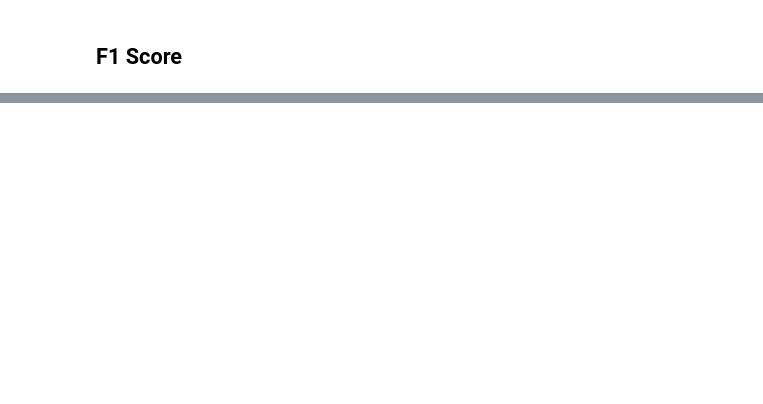
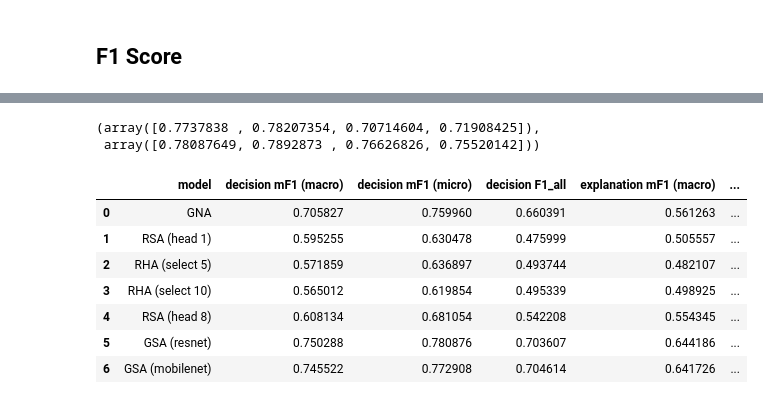
Before and after one commit to JiqianDong/BDD-100-CV, a Jupyter notebook: results/transformer_results.ipynb, the cells around one changed output, grey strips where cells are left out. Cells and saved outputs as stored; diff of their text form; code cells hidden in the pictures; blank space fills up the shorter version.

```diff
--- a/results/transformer_results.ipynb
+++ b/results/transformer_results.ipynb
@@ -79,2 +87,5 @@ def plot_training(data_files,names,smooth_weight=0.85,ylim=None):
 # %% [markdown]
 ## F1 Score
+# %%
+prediction_dir = '../saved_predictions/'
+files = glob.glob()
@@ -80,0 +113,5 @@ def plot_training(data_files,names,smooth_weight=0.85,ylim=None):
+# %%
+ComputeClsAcc(action_predictions[-1],action_targets[-1])
+# %% [output]
+(array([0.7737838 , 0.78207354, 0.70714604, 0.71908425]),
+ array([0.78087649, 0.7892873 , 0.76626826, 0.75520142]))
@@ -95,3 +137,32 @@ def ComputeClsAcc(target, pred):
     f1_micro = np.array(f1_micro)
 
     return f1_macro, f1_micro
+
+f1_all_fn = lambda x,y: f1_score(x,y,average='samples')
+# %%
+action_f1_macro_means = []
+action_f1_micro_means = []
+action_f1_alls = []
+
+reason_f1_macro_means = []
+reason_f1_micro_means = []
+reason_f1_alls = []
+
+for (i,name) in enumerate(names):
+
+    action_pred = np.load(prediction_dir + 'pred_action_' + l[i] + '.npy')
+    action_trgt = np.load(prediction_dir + 'trgt_action_' + l[i] + '.npy')
+
+    reason_pred = np.load(prediction_dir + 'pred_reason_' + l[i] + '.npy')
+    reason_trgt = np.load(prediction_dir + 'trgt_reason_' + l[i] + '.npy')
+
+    action_f1_macro, action_f1_micro = ComputeClsAcc(action_pred, action_trgt)
+    action_f1_macro_means.append(action_f1_macro.mean())
+    action_f1_micro_means.append(action_f1_micro.mean())
+    action_f1_alls.append(f1_all_fn(action_pred, action_trgt))
+
+
+    reason_f1_macro, reason_f1_micro = ComputeClsAcc(reason_pred, reason_trgt)
+    reason_f1_macro_means.append(reason_f1_macro.mean())
+    reason_f1_micro_means.append(reason_f1_micro.mean())
+    reason_f1_alls.append(f1_all_fn(reason_pred, reason_trgt))
@@ -97,0 +171,21 @@ def ComputeClsAcc(target, pred):
+# %%
+stats = {
+        "model":names,
+        "decision mF1 (macro)":action_f1_macro_means,
+        "decision mF1 (micro)":action_f1_micro_means,
+        "decision F1_all":action_f1_alls,
+        "explanation mF1 (macro)":reason_f1_macro_means,
+        "explanation mF1 (micro)":reason_f1_micro_means,
+        "explanation F1_all":reason_f1_alls
+        }
+stat_df = pd.DataFrame(stats)
+stat_df
+# %% [output]
+|  | model | decision mF1 (macro) | decision mF1 (micro) | decision F1_all | explanation mF1 (macro) | ... |
+| 0 | GNA | 0.705827 | 0.759960 | 0.660391 | 0.561263 | ... |
+| 1 | RSA (head 1) | 0.595255 | 0.630478 | 0.475999 | 0.505557 | ... |
+| 2 | RHA (select 5) | 0.571859 | 0.636897 | 0.493744 | 0.482107 | ... |
+| 3 | RHA (select 10) | 0.565012 | 0.619854 | 0.495339 | 0.498925 | ... |
+| 4 | RSA (head 8) | 0.608134 | 0.681054 | 0.542208 | 0.554345 | ... |
+| 5 | GSA (resnet) | 0.750288 | 0.780876 | 0.703607 | 0.644186 | ... |
+| 6 | GSA (mobilenet) | 0.745522 | 0.772908 | 0.704614 | 0.641726 | ... |
```
Also changed, not shown: parts of 13 cells of this notebook, 10 other files.
